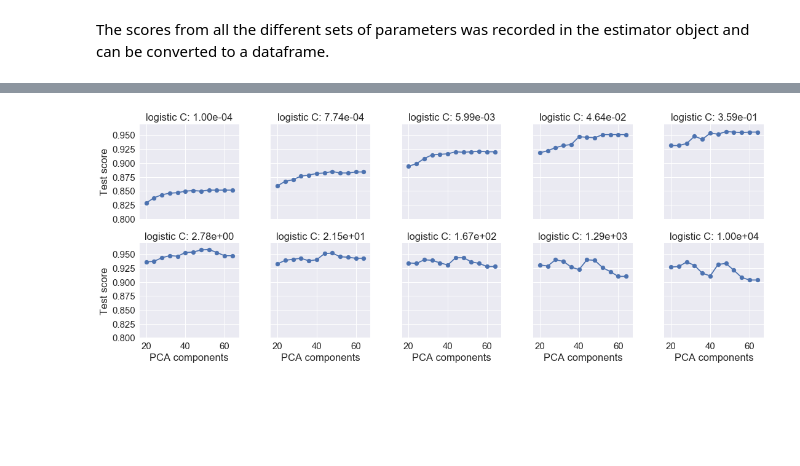
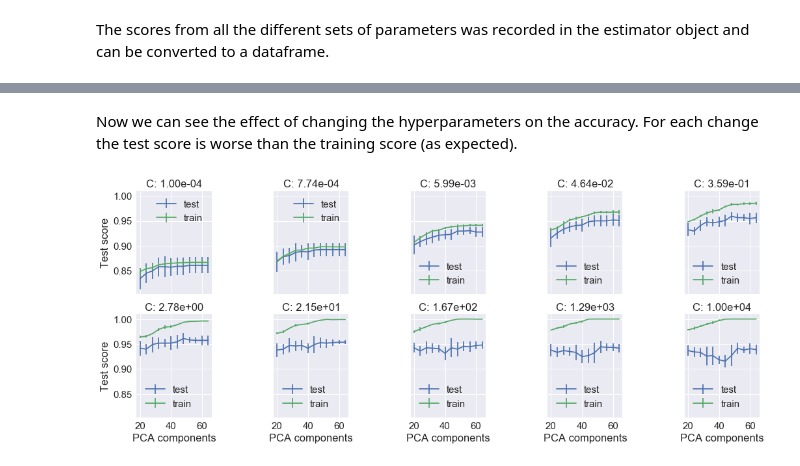
Before and after one commit to IsabelGP/boot-camps, a Jupyter notebook: Data science pipeline.ipynb, the cells around one changed output, grey strips where cells are left out. Drawn from its saved outputs; the diff is of its cells as text; code cells hidden in the pictures; blank space fills up the shorter version.

Commit message:
Added some dataframes magic and new chart

```diff
--- a/Data science pipeline.ipynb
+++ b/Data science pipeline.ipynb
@@ -175,15 +180,15 @@ from sklearn.model_selection import KFold
 
 # 5-fold cross validation.  This is an iterator that will split up the data into two groups of size 4/5 and 1/5 of the training
 # data
-cv = KFold(n_splits=5)
-for train, test in cv.split(X_train):
+cv_iter = KFold(n_splits=5)
+for train, test in cv_iter.split(X_train):
     print("%s %s" % (train.shape[0], test.shape[0]))
 
 n_components = list(np.arange(20, 65, 4))
 Cs = np.logspace(-4, 4, 10)
 estimator = GridSearchCV(pipe,
                          dict(pca__n_components=n_components,
-                              logistic__C=Cs))
+                              logistic__C=Cs), cv=cv_iter)
 # %% [output]
 862 216
 862 216
@@ -247,0 +261,6 @@ We can plot the results on a seaborn facetgrid.
+# %%
+# First subset the dataframe so that it only gives the results we're interested in.
+df = results.copy()
+df.set_index(['param_logistic__C', 'param_pca__n_components'], inplace=True)
+df = df.filter(regex=("mean.*score$|std.*score$"))
+df.head()
@@ -247,0 +275,5 @@ We can plot the results on a seaborn facetgrid.
+# %%
+# Now create a multi-index on the columns.
+df.columns = df.columns.str.replace('_score', '')
+df.columns = pd.MultiIndex.from_tuples(tuple(df.columns.str.split("_")))
+df.head()
@@ -247,0 +289,5 @@ We can plot the results on a seaborn facetgrid.
+# %%
+# Now collapse the columns and rename the columns
+df = df.stack(level = 1).reset_index()
+df.rename(columns={'level_2':'CV_split', 'mean':'accuracy', 'std':'error',
+                  'param_logistic__C': 'regularization_C', 'param_pca__n_components':'PCA_components'}, inplace=True)
@@ -248,14 +303,16 @@ We can plot the results on a seaborn facetgrid.
+# %% [markdown]
+Now we can see the effect of changing the hyperparameters on the accuracy.  For each change the test score is worse than the training score (as expected).
 # %%
 import seaborn as sns
 with sns.plotting_context('notebook', font_scale=1.5):
-    grid = sns.FacetGrid(results, col='param_logistic__C', col_wrap=5)
-    grid.map(plt.scatter, "param_pca__n_components", "mean_test_score")
-    grid.map(plt.plot, "param_pca__n_components", "mean_test_score")
-    grid.set_titles('logistic C: {col_name:4.2e}')
+    grid = sns.FacetGrid(df, col='regularization_C', hue='CV_split', col_wrap=5, legend_out=True)
+    grid.map(plt.errorbar, "PCA_components", "accuracy", "error")
+    grid.set_titles('C: {col_name:4.2e}')
     grid.set_xlabels('PCA components')
     grid.set_ylabels('Test score')
-
+    for ax in grid.axes:
+        ax.legend()
 plt.tight_layout()
 plt.show()
 # %% [output]
-[figure, old version]
+[figure, new version]
```
Also changed, not shown: parts of 19 cells of this notebook.
